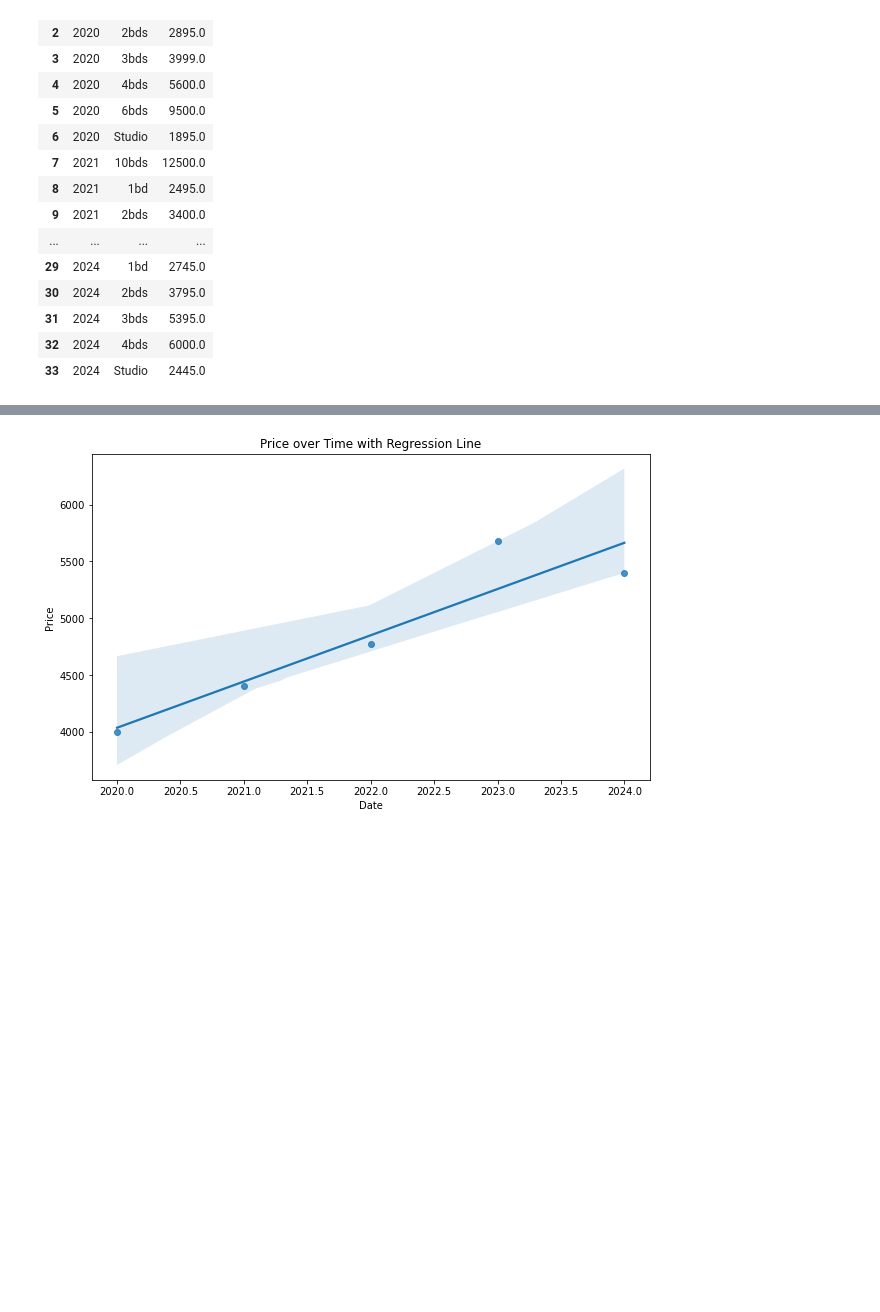
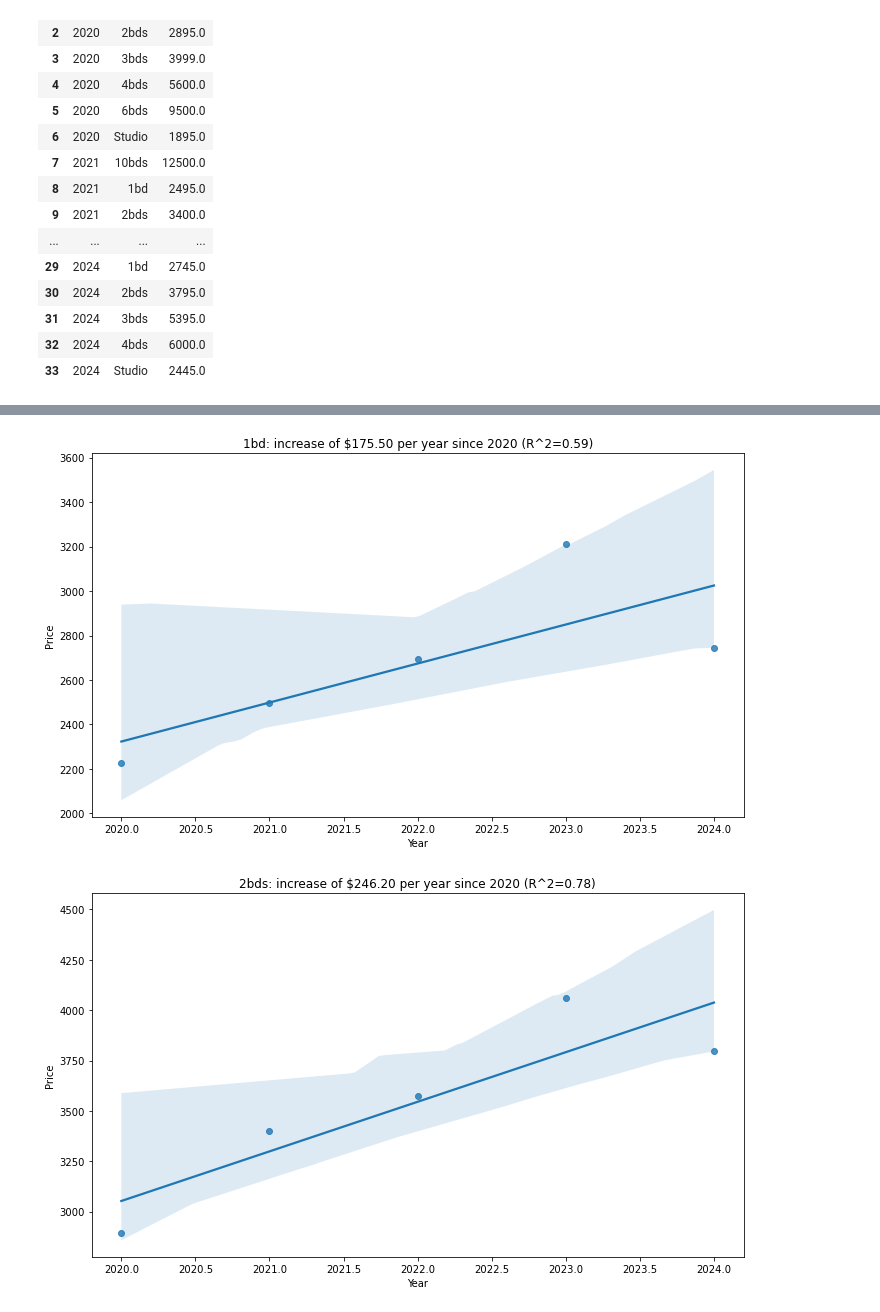
Before and after one commit to andychen2121/berkeley_dorm_housing_trends, a Jupyter notebook: apartment_data/apartment_eda.ipynb, the cells around one changed output, grey strips where cells are left out. Drawn from its saved outputs; the diff is of its cells as text; code cells hidden in the pictures; blank space fills up the shorter version.

```diff
--- a/apartment_data/apartment_eda.ipynb
+++ b/apartment_data/apartment_eda.ipynb
@@ -308,15 +331,29 @@ See the caveats in the documentation: https://pandas.pydata.org/pandas-docs/stab
-# %%
-df = median_prices_by_year_and_type[median_prices_by_year_and_type['type'] == '3bds']
-
-# Create the plot
-plt.figure(figsize=(10, 6))
-sns.regplot(x='year', y='price', data=df, scatter=True, fit_reg=True)
-
-plt.xlabel("Date")
-plt.ylabel("Price")
-plt.title("Price over Time with Regression Line")
-
-# Show plot
-plt.show()
-# %% [output]
-[figure, removed]
+# %%
+def plot_median_prices_by_year(housing_type):
+    df = median_prices_by_year[median_prices_by_year['type'] == housing_type].copy()
+
+    # Create the plot
+    plt.figure(figsize=(10, 6))
+    sns.regplot(x='year', y='price', data=df, scatter=True, fit_reg=True)
+
+    slope, intercept, r_value, p_value, std_err = linregress(df['year'], df['price'])
+
+    # Set the x-axis labels back to the date format for readability
+    plt.xlabel("Year")
+    plt.ylabel("Price")
+    plt.title(f"{housing_type}: increase of ${slope:.2f} per year since 2020 (R^2={r_value**2:.2f})")
+
+    # Adjust layout for better spacing
+    plt.tight_layout()
+
+    # Save plot
+    plt.savefig(f'eda_graphs/{housing_type}_price_by_year_zillow.png', dpi=300)
+
+    # Show plot
+    plt.show()
+
+for housing_type in ['1bd', '2bds', '3bds', '4bds', 'Studio']:
+    plot_median_prices_by_year(housing_type)
+# %% [output]
+[figure, added]
+[figure, added]
```
Also changed, not shown: parts of 9 cells of this notebook, 12 other files.
